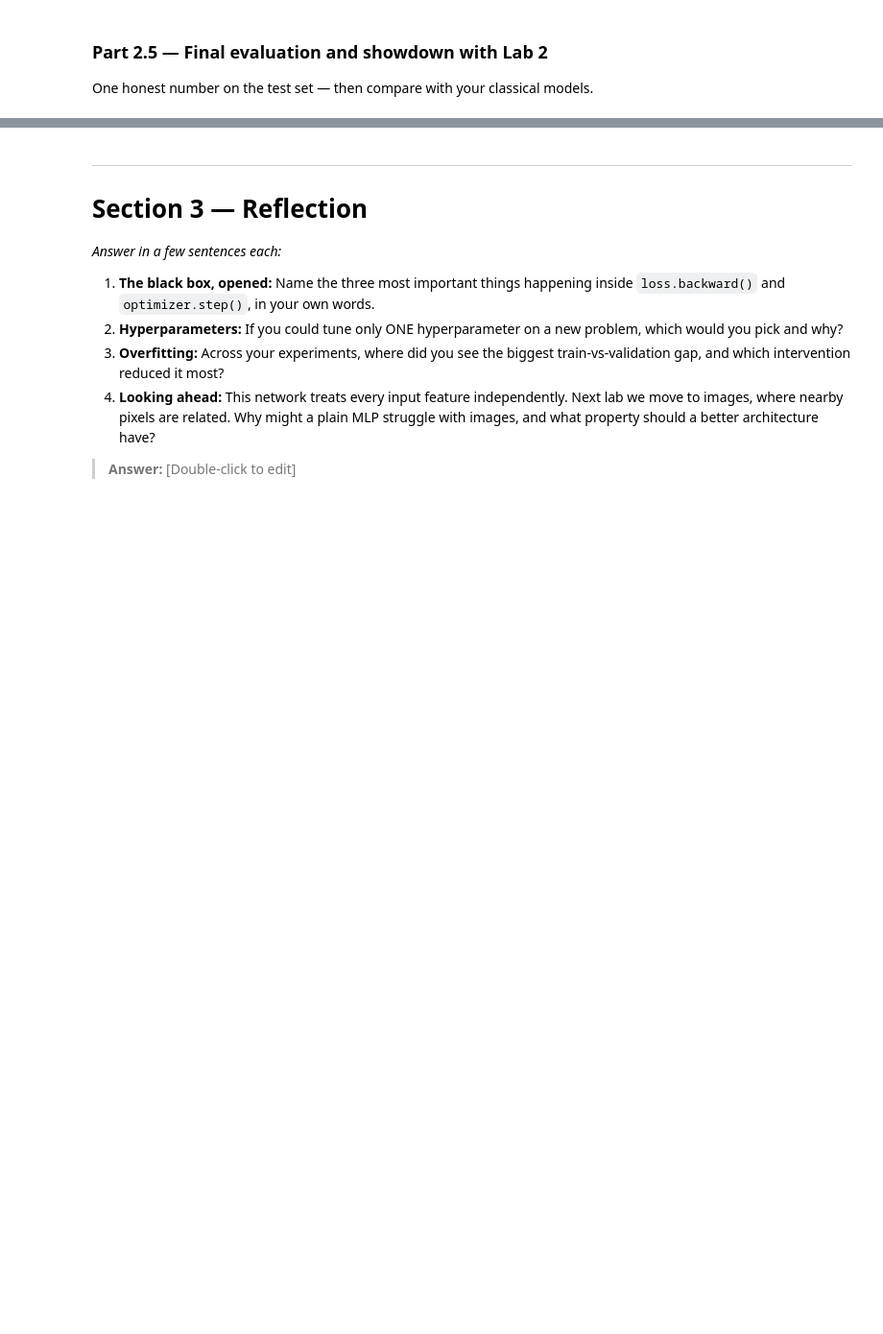
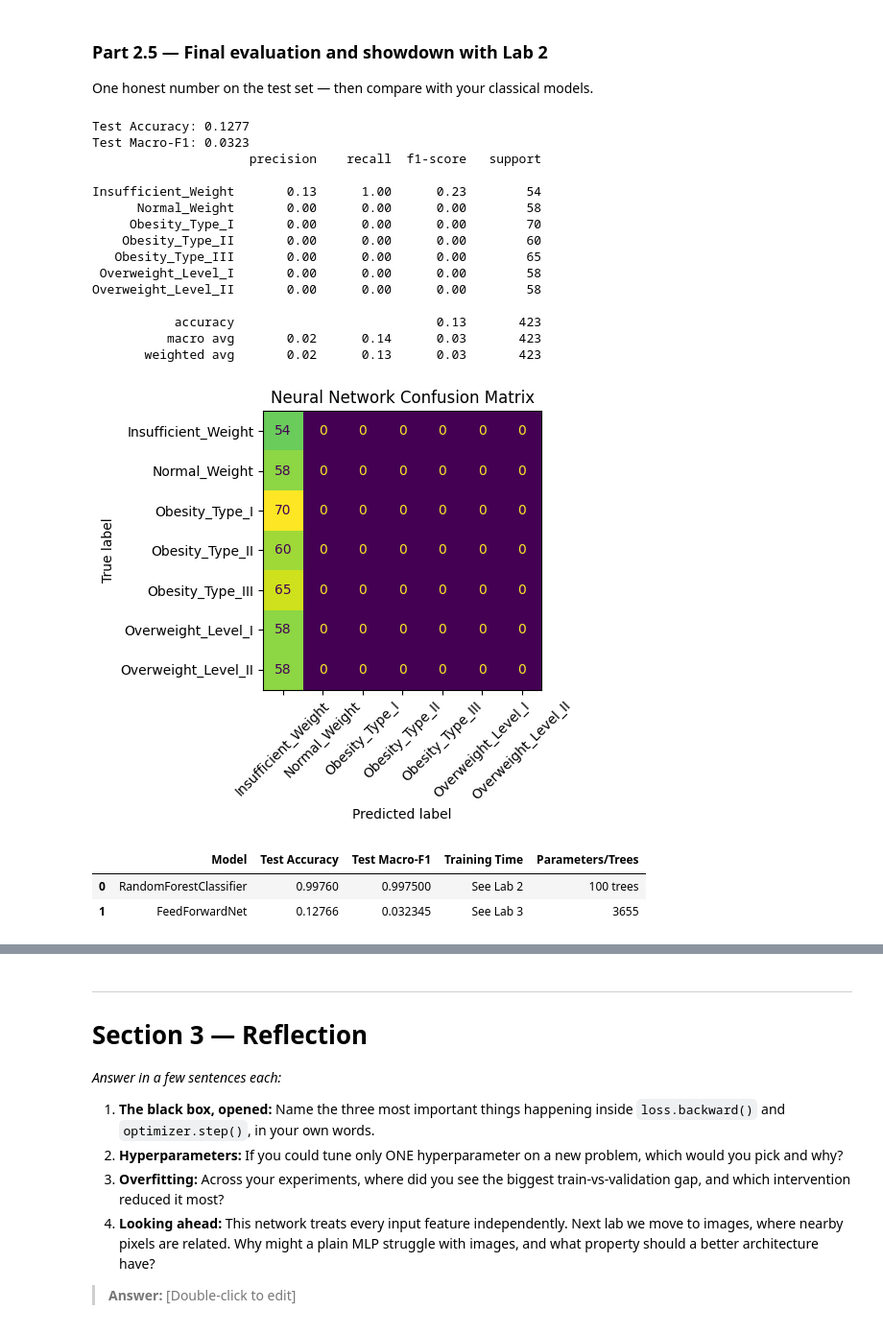
Before and after one commit to OmuwaGeorge/lab-3, a Jupyter notebook: lab_3.ipynb, the cells around one changed output, grey strips where cells are left out. Shown at 96% size. Saved outputs shown, nothing was run; the diff lists cells and outputs as text; code cells hidden in the pictures; blank space fills up the shorter version.

```diff
--- a/lab_3.ipynb
+++ b/lab_3.ipynb
@@ -787,17 +787,95 @@ Dropout reduces the gap between training and validation accuracy. Like was discu
 ### Part 2.5 — Final evaluation and showdown with Lab 2
 One honest number on the test set — then compare with your classical models.
 # %%
+from sklearn.metrics import (
+    accuracy_score,
+    f1_score,
+    classification_report,
+    ConfusionMatrixDisplay,
+)
 # TODO: Load your best configuration's weights; model.eval().
+model = FeedForwardNet(
+    input_dim=X_train_tensor.shape[1],
+    hidden_sizes=(64, 32),
+    n_classes=7
+).to(DEVICE)
 
+model.load_state_dict(torch.load("ffn_best.pt", map_location=DEVICE))
+model.eval()
 # TODO: Report test ACCURACY and MACRO-F1
 #   from sklearn.metrics import accuracy_score, f1_score, classification_report
+y_true = []
+y_pred = []
+
+with torch.no_grad():
+    for xb, yb in test_loader:
+        xb = xb.to(DEVICE)
+
+        logits = model(xb)
+        preds = torch.argmax(logits, dim=1)
+
+        y_true.extend(yb.numpy())
+        y_pred.extend(preds.cpu().numpy())
+
+test_acc = accuracy_score(y_true, y_pred)
+test_f1 = f1_score(y_true, y_pred, average="macro")
+
+print(f"Test Accuracy: {test_acc:.4f}")
+print(f"Test Macro-F1: {test_f1:.4f}")
+
+print(classification_report(
+    y_true,
+    y_pred,
+    target_names=le.classes_
+))
 
 # TODO: Confusion matrix for the test set with the 7 class names
 #   from sklearn.metrics import ConfusionMatrixDisplay
+ConfusionMatrixDisplay.from_predictions(
+    y_true,
+    y_pred,
+    display_labels=le.classes_,
+    xticks_rotation=45,
+    colorbar=False
+)
+
+plt.title("Neural Network Confusion Matrix")
+plt.tight_layout()
+plt.show()
 
 # TODO: Build a small comparison table (a pandas DataFrame is fine):
 #   rows = [your best Lab 2 classifier, this neural network]
 #   cols = [test accuracy, test macro-F1, training time, number of parameters/trees]
+
+comparison = pd.DataFrame({
+    "Model": ["RandomForestClassifier", "FeedForwardNet"],
+    "Test Accuracy": [0.9976, test_acc],
+    "Test Macro-F1": [0.9975, test_f1],
+    "Training Time": ["See Lab 2", "See Lab 3"],
+    "Parameters/Trees": ["100 trees", parameter_count]
+})
+
+display(comparison)
+# %% [output]
+Test Accuracy: 0.1277
+Test Macro-F1: 0.0323
+                     precision    recall  f1-score   support
+
+Insufficient_Weight       0.13      1.00      0.23        54
+      Normal_Weight       0.00      0.00      0.00        58
+     Obesity_Type_I       0.00      0.00      0.00        70
+    Obesity_Type_II       0.00      0.00      0.00        60
+   Obesity_Type_III       0.00      0.00      0.00        65
+ Overweight_Level_I       0.00      0.00      0.00        58
+Overweight_Level_II       0.00      0.00      0.00        58
+
+           accuracy                           0.13       423
+          macro avg       0.02      0.14      0.03       423
+       weighted avg       0.02      0.13      0.03       423
+[figure, added]
+|  | Model | Test Accuracy | Test Macro-F1 | Training Time | Parameters/Trees |
+| 0 | RandomForestClassifier | 0.99760 | 0.997500 | See Lab 2 | 100 trees |
+| 1 | FeedForwardNet | 0.12766 | 0.032345 | See Lab 3 | 3655 |
 # %% [markdown]
 **Student Reasoning — Final evaluation**
 *1. Which obesity levels does the network still confuse, and are they the same ones your
```
Also changed, not shown: parts of 1 cell of this notebook.
